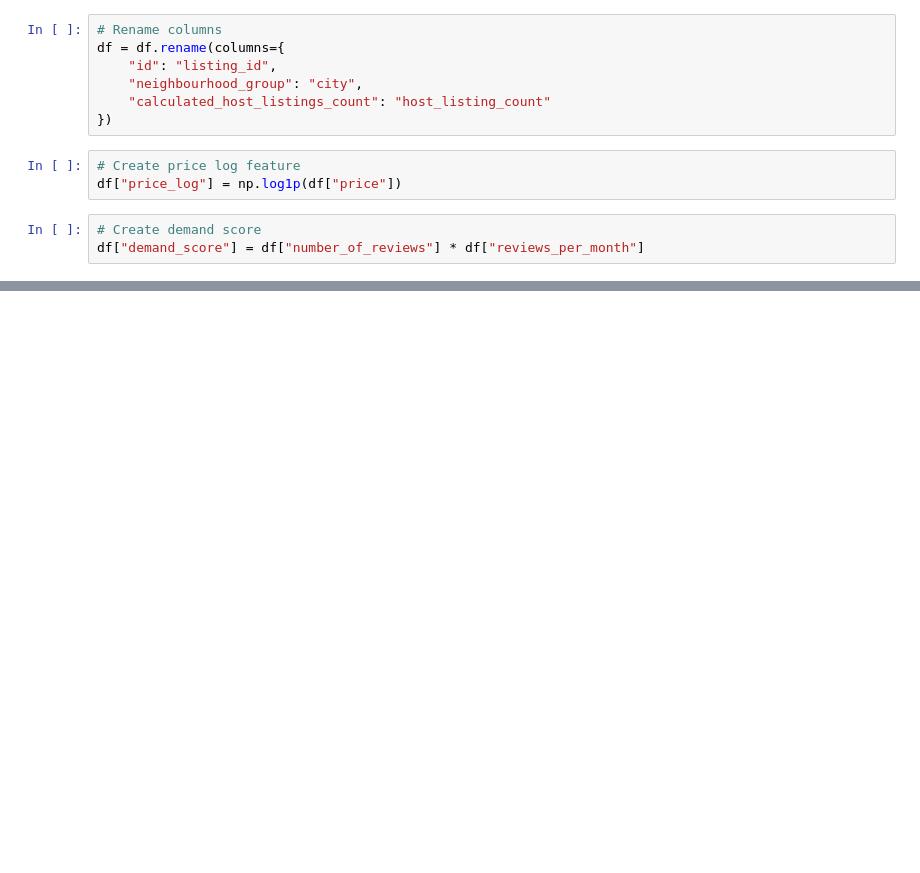
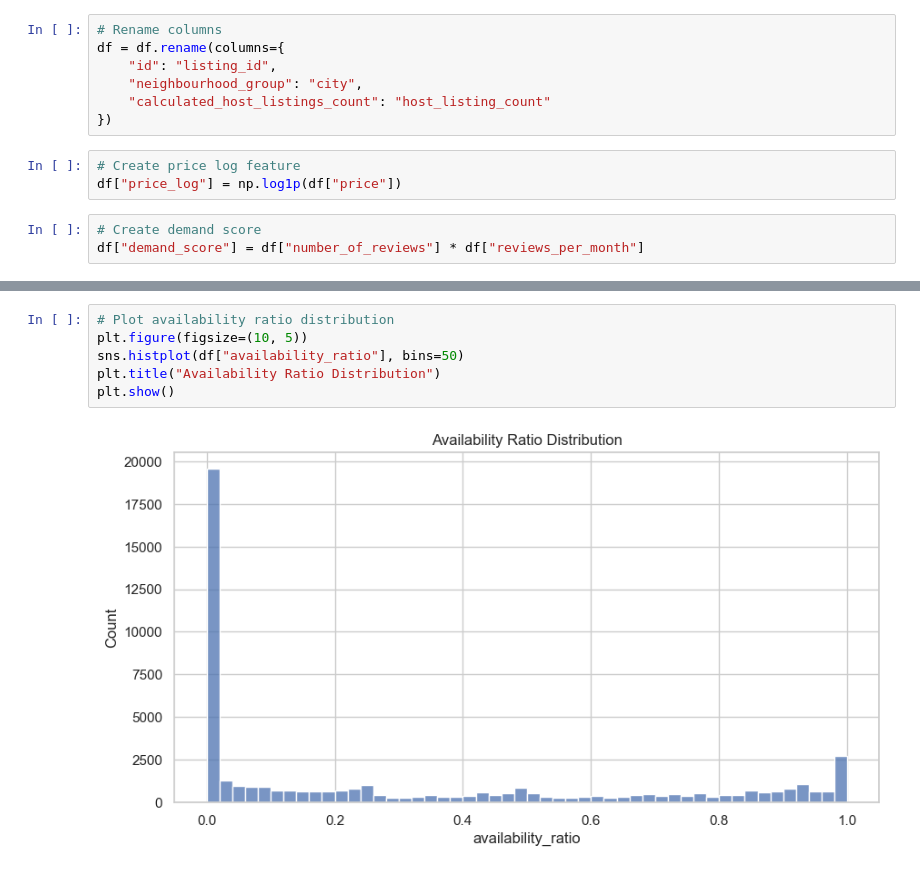
Before and after one commit to Phiziics/zillow-rentals-funnel-intelligence, a Jupyter notebook: notebooks/01_eda_and_funnel.ipynb, the cells around one changed output, grey strips where cells are left out. Drawn from its saved outputs; the diff is of its cells as text; blank space fills up the shorter version.

```diff
--- a/notebooks/01_eda_and_funnel.ipynb
+++ b/notebooks/01_eda_and_funnel.ipynb
@@ -260,0 +292,8 @@ df.to_csv("data/02-preprocessed/listings_clean.csv", index=False)
+# %%
+# Plot availability ratio distribution
+plt.figure(figsize=(10, 5))
+sns.histplot(df["availability_ratio"], bins=50)
+plt.title("Availability Ratio Distribution")
+plt.show()
+# %% [output]
+[figure, added]
```
Also changed, not shown: parts of 12 cells of this notebook.
